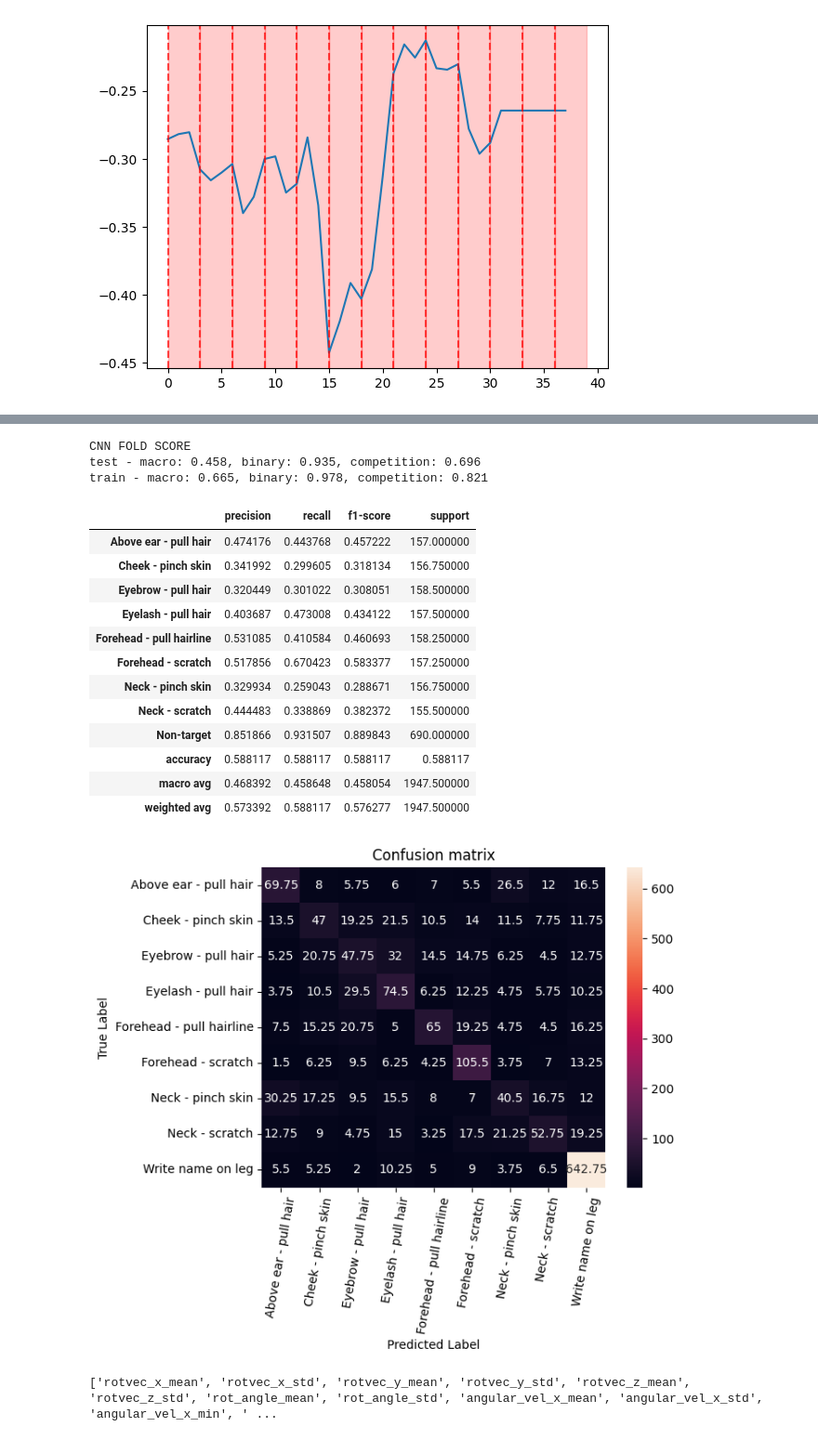
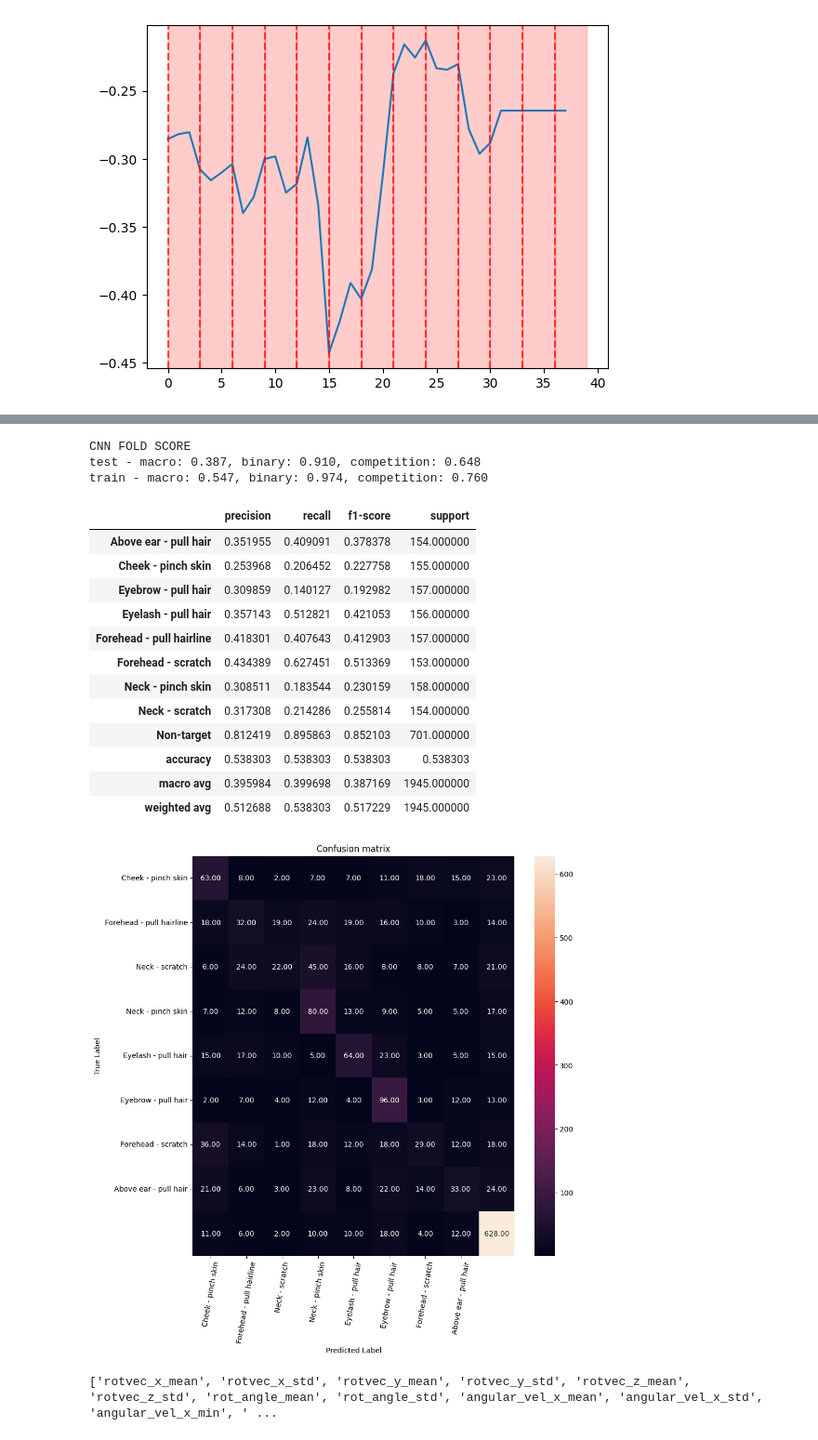
Before and after one commit to zeyad-shaban/cmi_competition, a Jupyter notebook: notebooks/08_cnn_lightgbm.ipynb, the cells around one changed output, grey strips where cells are left out. Shown at 93% size. Cells and saved outputs as stored; diff of their text form; code cells hidden in the pictures.

```diff
--- a/notebooks/08_cnn_lightgbm.ipynb
+++ b/notebooks/08_cnn_lightgbm.ipynb
@@ -86,6 +83,9 @@ feautures_of_interest = [
     "acc_x",
     "acc_y",
     "acc_z",
+    "linear_acc_x",
+    "linear_acc_y",
+    "linear_acc_z",
     "fft_linear_acc_x",
     "fft_linear_acc_y",
     "fft_linear_acc_z",
@@ -123,8 +123,12 @@ agg_recipe = {
     "acc_x": ["mean", "std"],
     "acc_y": ["mean", "std"],
     "acc_z": ["mean", "std"],
+    "linear_acc_x": ["mean", "std"],
+    "linear_acc_y": ["mean", "std"],
+    "linear_acc_z": ["mean", "std"],
     # mag
     "acc_mag": ["mean", "std"],
+    "linear_acc_mag": ["mean", "std"],
     # jerk
     "jerk_acc_x": ["mean", "std", "min", "max"],
     "jerk_acc_y": ["mean", "std", "min", "max"],
@@ -276,8 +280,8 @@ for fold, (train_indices, test_indices) in enumerate(gkf.split(X=features_full_s
 
     model = SimpleModel(n_features, len(encoder.classes_)).to(device)
     model.train()
-    # train_model(model, dataloader_train, n_epochs, True)
-    train_model(model, dataloader_train, n_epochs, True, lr=5e-3, weight_decay=3e-4, n_classes=len(encoder.classes_))
+    train_model(model, dataloader_train, n_epochs, True)
+    # train_model(model, dataloader_train, n_epochs, True, lr=5e-3, weight_decay=3e-4, n_classes=len(encoder.classes_))
 
 
     model.eval()
@@ -421,42 +376,42 @@ train - macro: 1.000, binary: 1.000, competition: 1.000
 # %%
 print("CNN FOLD SCORE")
 fold_scores = cnn_folds_score
 fold = get_avg_fold(cnn_folds_score)
 fold_train = get_avg_fold(cnn_folds_score_train)
 
 macro = fold["f1_macro"]
 binary = fold["f1_binary"]
 competition_eval = fold["competition_evaluation"]
 cm = fold['confusion_matrix']
 
 macro_train = fold_train["f1_macro"]
 binary_train = fold_train["f1_binary"]
 competition_eval_train = fold_train["competition_evaluation"]
 cm_train = fold_train['confusion_matrix']
 
 print(f'test - macro: {macro:.3f}, binary: {binary:.3f}, competition: {competition_eval:.3f}')
 print(f'train - macro: {macro_train:.3f}, binary: {binary_train:.3f}, competition: {competition_eval_train:.3f}')
 
-plot_cm(cm, list(encoder.classes_))
+plot_cm(cm, list(encoder.classes_), target_gestures_encoded)
 fold["classification_report"]
 # %% [output]
 CNN FOLD SCORE
-test - macro: 0.458, binary: 0.935, competition: 0.696
-train - macro: 0.665, binary: 0.978, competition: 0.821
+test - macro: 0.387, binary: 0.910, competition: 0.648
+train - macro: 0.547, binary: 0.974, competition: 0.760
 |  | precision | recall | f1-score | support |
-| Above ear - pull hair | 0.474176 | 0.443768 | 0.457222 | 157.000000 |
-| Cheek - pinch skin | 0.341992 | 0.299605 | 0.318134 | 156.750000 |
-| Eyebrow - pull hair | 0.320449 | 0.301022 | 0.308051 | 158.500000 |
-| Eyelash - pull hair | 0.403687 | 0.473008 | 0.434122 | 157.500000 |
-| Forehead - pull hairline | 0.531085 | 0.410584 | 0.460693 | 158.250000 |
-| Forehead - scratch | 0.517856 | 0.670423 | 0.583377 | 157.250000 |
-| Neck - pinch skin | 0.329934 | 0.259043 | 0.288671 | 156.750000 |
-| Neck - scratch | 0.444483 | 0.338869 | 0.382372 | 155.500000 |
-| Non-target | 0.851866 | 0.931507 | 0.889843 | 690.000000 |
-| accuracy | 0.588117 | 0.588117 | 0.588117 | 0.588117 |
-| macro avg | 0.468392 | 0.458648 | 0.458054 | 1947.500000 |
-| weighted avg | 0.573392 | 0.588117 | 0.576277 | 1947.500000 |
+| Above ear - pull hair | 0.351955 | 0.409091 | 0.378378 | 154.000000 |
+| Cheek - pinch skin | 0.253968 | 0.206452 | 0.227758 | 155.000000 |
+| Eyebrow - pull hair | 0.309859 | 0.140127 | 0.192982 | 157.000000 |
+| Eyelash - pull hair | 0.357143 | 0.512821 | 0.421053 | 156.000000 |
+| Forehead - pull hairline | 0.418301 | 0.407643 | 0.412903 | 157.000000 |
+| Forehead - scratch | 0.434389 | 0.627451 | 0.513369 | 153.000000 |
+| Neck - pinch skin | 0.308511 | 0.183544 | 0.230159 | 158.000000 |
+| Neck - scratch | 0.317308 | 0.214286 | 0.255814 | 154.000000 |
+| Non-target | 0.812419 | 0.895863 | 0.852103 | 701.000000 |
+| accuracy | 0.538303 | 0.538303 | 0.538303 | 0.538303 |
+| macro avg | 0.395984 | 0.399698 | 0.387169 | 1945.000000 |
+| weighted avg | 0.512688 | 0.538303 | 0.517229 | 1945.000000 |
-[figure, old version]
+[figure, new version]
 # %%
 avg_importances =np.mean(importances, axis=0)
 
```
Also changed, not shown: parts of 6 cells of this notebook, 4 other files.
